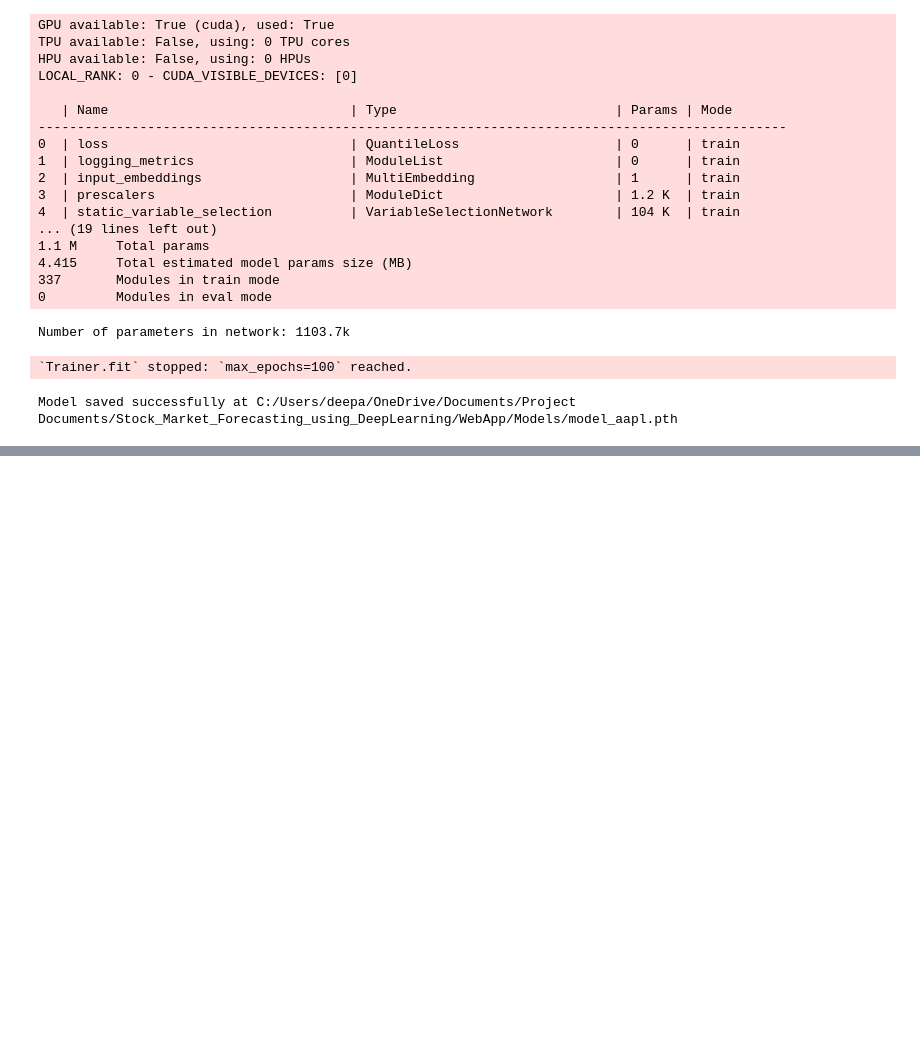
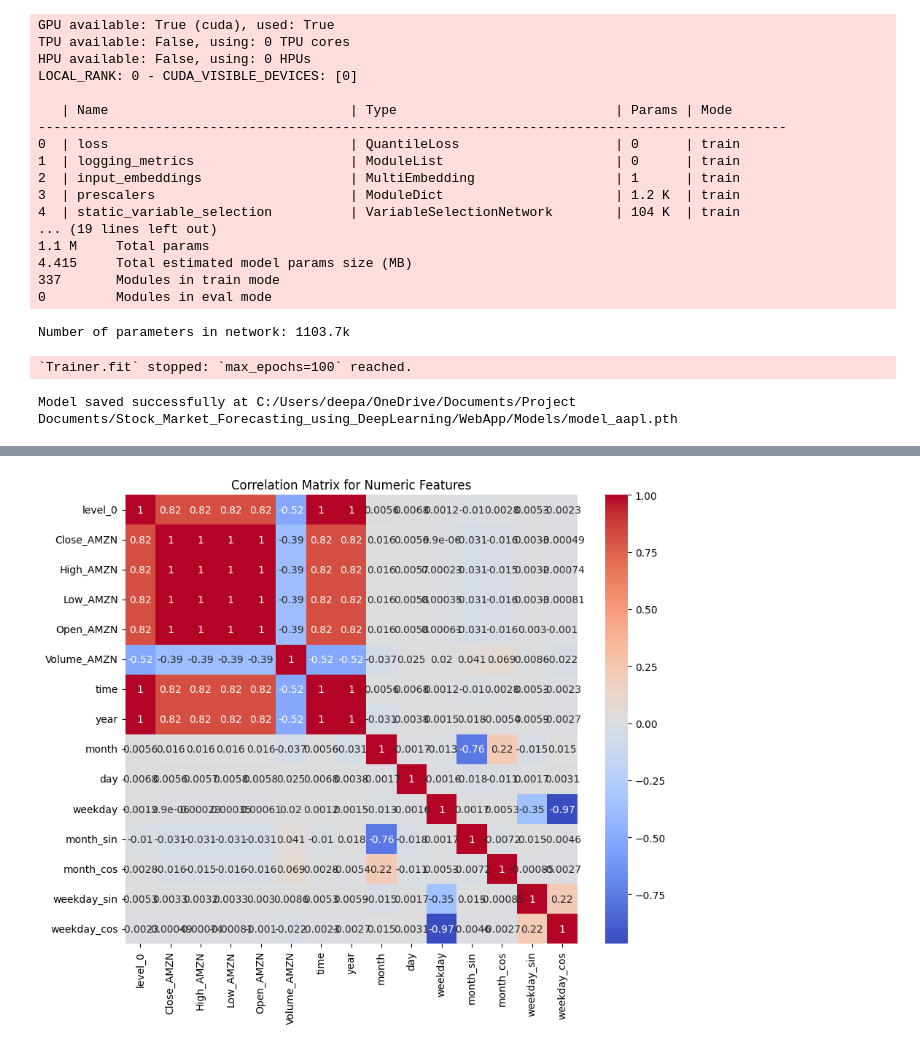
Before and after one commit to deepak-dobbala/Stock_Market_Forecasting_using_DeepLearning, a Jupyter notebook: Training/Train_TFT.ipynb, the cells around one changed output, grey strips where cells are left out. Drawn from its saved outputs; the diff is of its cells as text; code cells hidden in the pictures; blank space fills up the shorter version.

Commit message:
Amazon data trained

```diff
--- a/Training/Train_TFT.ipynb
+++ b/Training/Train_TFT.ipynb
@@ -350,7 +350,7 @@ if 'index' in data_apple.columns:
 
 # Create time index and add group identifier
 data_apple['time'] = range(len(data_apple))
-data_apple['group'] = 'GOOGL'
+data_apple['group'] = 'AAPL'
 data_apple.columns
 # %% [output]
 0   1980-12-12
@@ -613,0 +616,14 @@ Model saved successfully at C:/Users/deepa/OneDrive/Documents/Project Documents/
+# %%
+import yfinance as yf
+
+# Fetch maximum available historical data for Google (GOOGL)
+data_amazon = yf.download("AMZN", period="max", interval="1d")
+
+# Reset index to keep 'Date' as a column
+data_amazon.reset_index(inplace=True)
+
+# Display the first few rows
+print(data_amazon.head())
+
+# Verify the DataFrame structure and columns
+print("Columns:", data_amazon.columns)
@@ -613,0 +646,12 @@ Model saved successfully at C:/Users/deepa/OneDrive/Documents/Project Documents/
+# %%
+data_amazon = data_amazon.reset_index()
+print(data_amazon['Date'].head())
+data_amazon = data_amazon.reset_index()
+data_amazon.columns = [col[0] if col[1] == '' else f"{col[0]}_{col[1]}" for col in data_amazon.columns]
+if 'index' in data_amazon.columns:
+    data_amazon = data_amazon.drop('index', axis=1)
+
+# Create time index and add group identifier
+data_amazon['time'] = range(len(data_amazon))
+data_amazon['group'] = 'AMZN'
+data_amazon.columns
@@ -613,0 +734,17 @@ Model saved successfully at C:/Users/deepa/OneDrive/Documents/Project Documents/
+# %%
+import seaborn as sns
+import matplotlib.pyplot as plt
+
+# Select only numeric columns from the DataFrame
+numeric_data = data_amazon.select_dtypes(include=[float, int])
+
+# Compute the correlation matrix for numeric features
+corr_matrix = numeric_data.corr()
+
+# Visualize the correlation matrix
+plt.figure(figsize=(10, 8))
+sns.heatmap(corr_matrix, annot=True, cmap='coolwarm')
+plt.title("Correlation Matrix for Numeric Features")
+plt.show()
+# %% [output]
+[figure, added]
```
Also changed, not shown: parts of 8 cells of this notebook, 15 other files.
